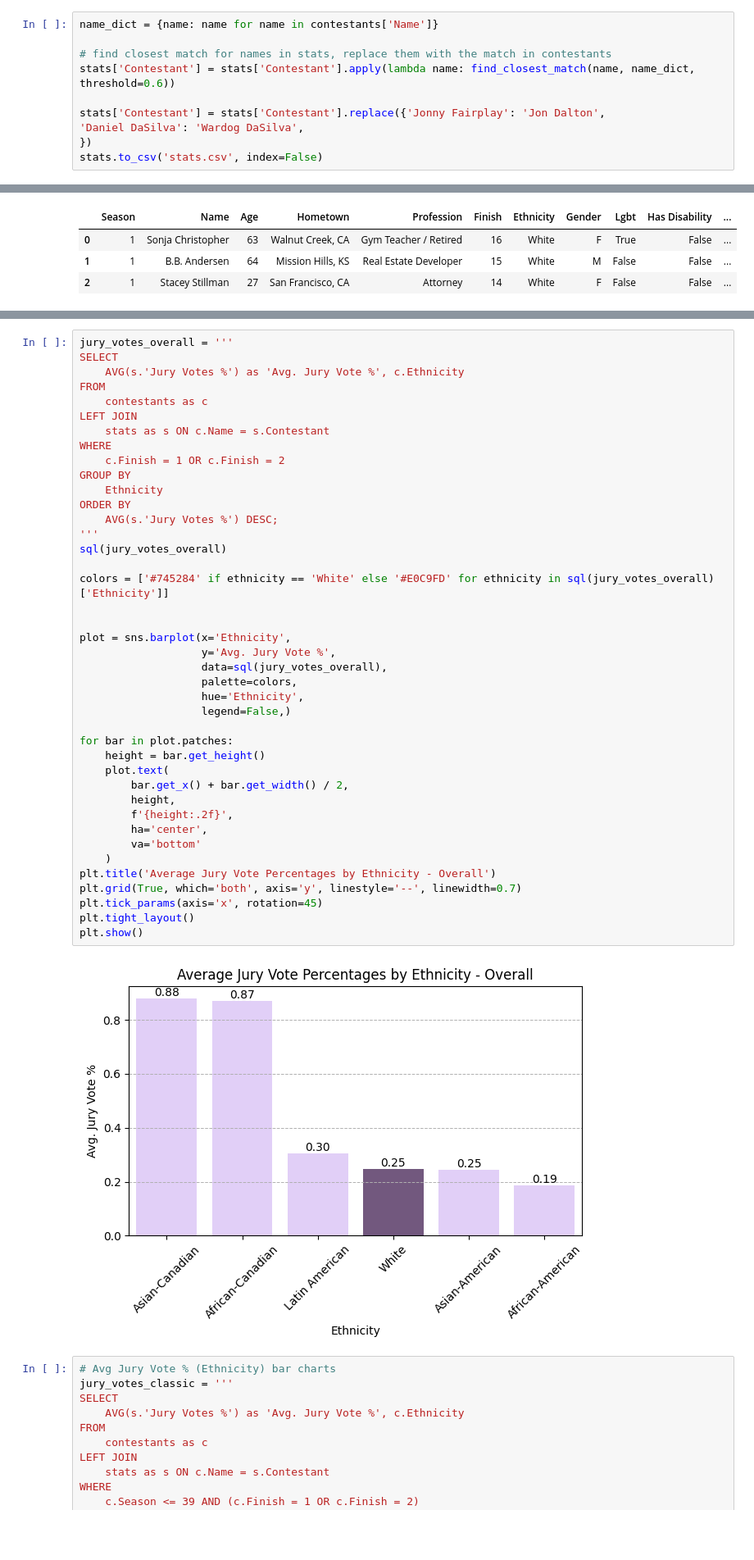
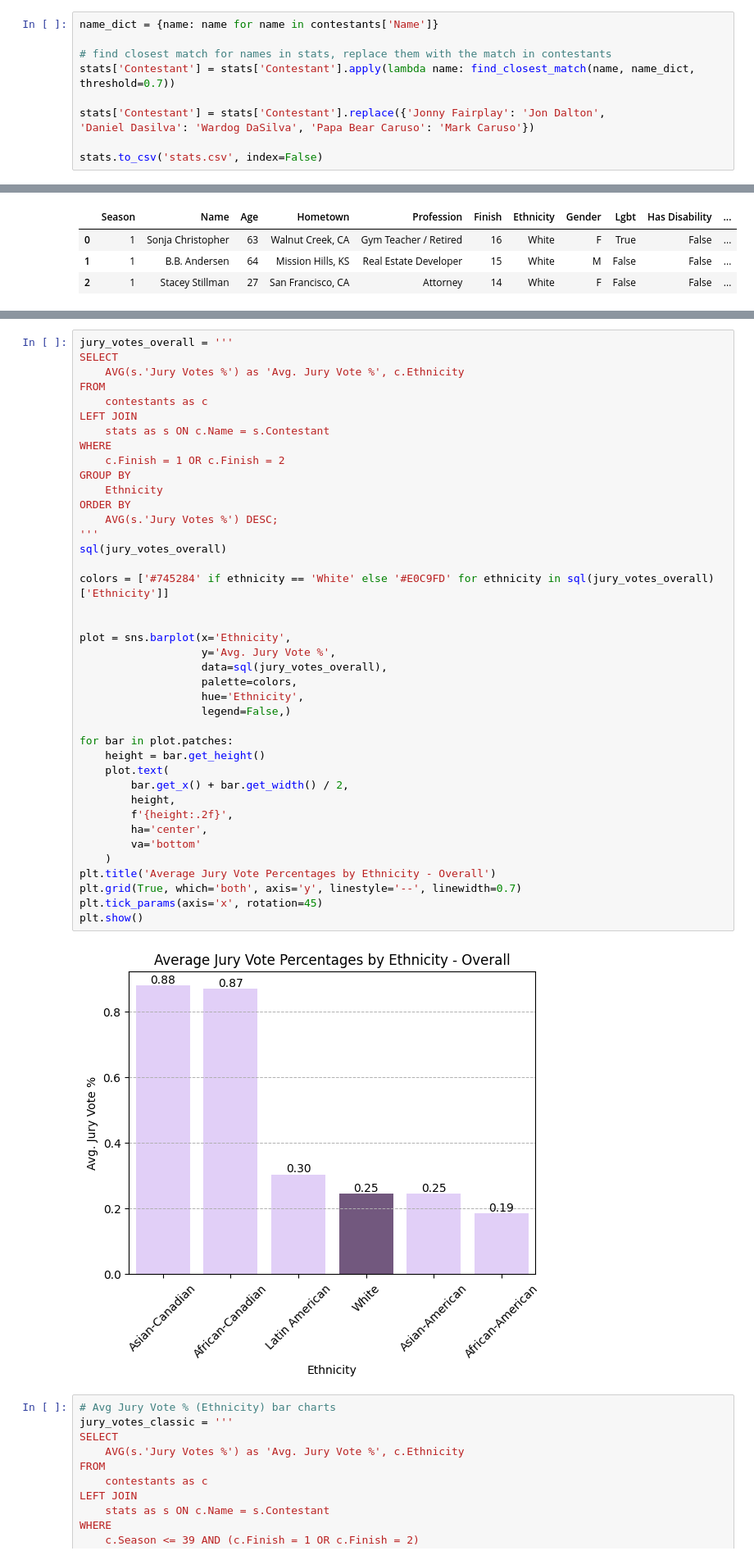
Before and after one commit to jubilbee/Survivor_EDA, a Jupyter notebook: Survivor_EDA.ipynb, the cells around one changed output, grey strips where cells are left out. Shown: that part at 82% size. Saved outputs shown, nothing was run; the diff lists cells and outputs as text; blank space fills up the shorter version.

```diff
--- a/Survivor_EDA.ipynb
+++ b/Survivor_EDA.ipynb
@@ -217,11 +211,11 @@ I also save the newly cleaned, merged, and updated stats DataFrame back to a .cs
 name_dict = {name: name for name in contestants['Name']}
 
 # find closest match for names in stats, replace them with the match in contestants
-stats['Contestant'] = stats['Contestant'].apply(lambda name: find_closest_match(name, name_dict, threshold=0.6))
+stats['Contestant'] = stats['Contestant'].apply(lambda name: find_closest_match(name, name_dict, threshold=0.7))
 
 stats['Contestant'] = stats['Contestant'].replace({'Jonny Fairplay': 'Jon Dalton',
-'Daniel DaSilva': 'Wardog DaSilva',
-})
+'Daniel Dasilva': 'Wardog DaSilva', 'Papa Bear Caruso': 'Mark Caruso'})
+
 stats.to_csv('stats.csv', index=False)
 # %% [markdown]
 Next, I fill the null values in the contestants table, which only consists of the Finish column for the upcoming season 48, which hasn't aired yet and has no data for this column. I also convert the rest of the values in the Finish column from string to int datatypes.
@@ -689,35 +683,34 @@ GROUP BY
     Ethnicity
 ORDER BY
     AVG(s.'Jury Votes %') DESC;
 '''
 sql(jury_votes_overall)
 
 colors = ['#745284' if ethnicity == 'White' else '#E0C9FD' for ethnicity in sql(jury_votes_overall)['Ethnicity']]
 
 
 plot = sns.barplot(x='Ethnicity',
                    y='Avg. Jury Vote %',
                    data=sql(jury_votes_overall),
                    palette=colors,
                    hue='Ethnicity',
                    legend=False,)
 
 for bar in plot.patches:
     height = bar.get_height()
     plot.text(
         bar.get_x() + bar.get_width() / 2,
         height,
         f'{height:.2f}',
         ha='center',
         va='bottom'
     )
 plt.title('Average Jury Vote Percentages by Ethnicity - Overall')
 plt.grid(True, which='both', axis='y', linestyle='--', linewidth=0.7)
 plt.tick_params(axis='x', rotation=45)
-plt.tight_layout()
 plt.show()
 # %% [output]
-[figure, old version]
+[figure, new version]
 # %%
 # Avg Jury Vote % (Ethnicity) bar charts
 jury_votes_classic = '''
```
Also changed, not shown: parts of 9 cells of this notebook, 2 other files.
